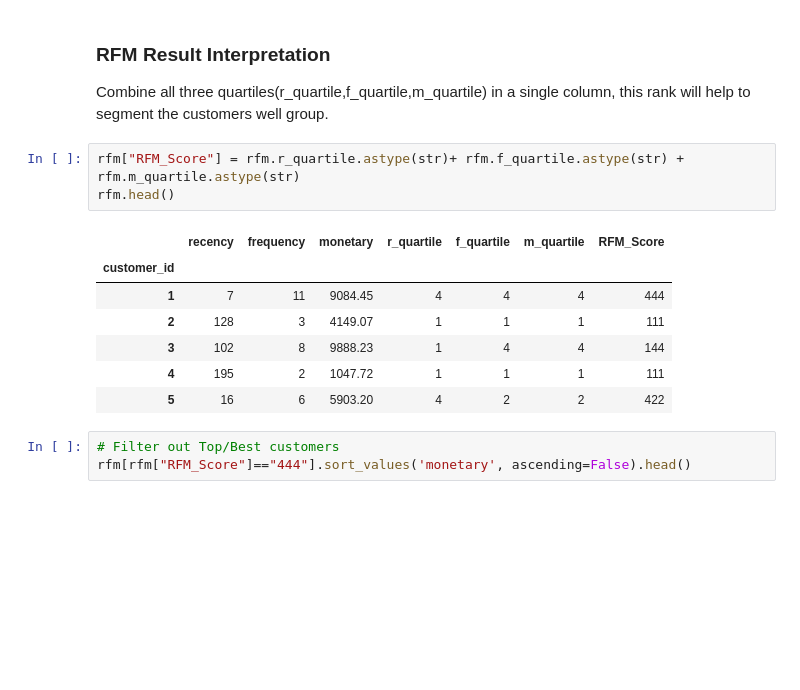
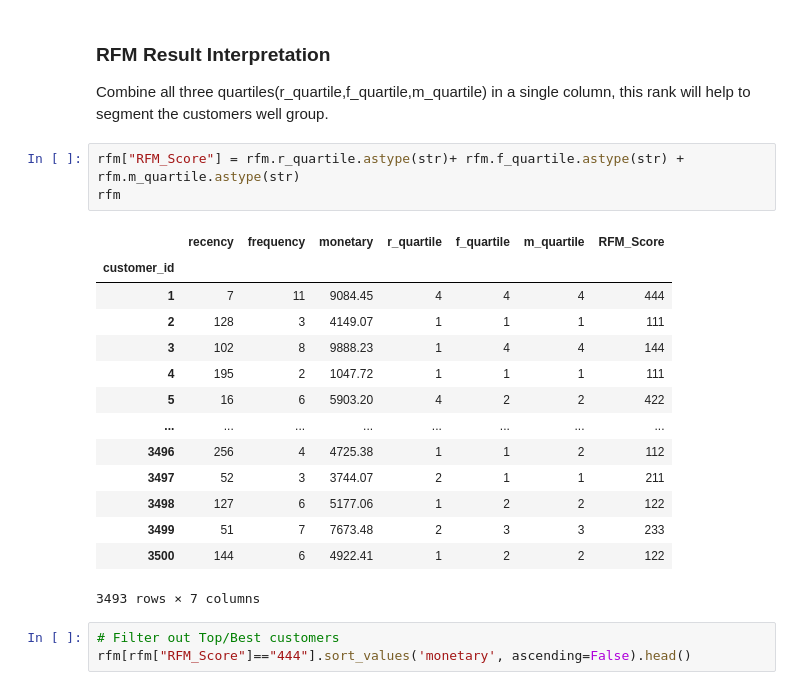
Before and after one commit to jeremychiaa/kpmg-virtual-internship, a Jupyter notebook: sprocket_script.ipynb, the cells around one changed output. Saved outputs shown, nothing was run; the diff lists cells and outputs as text; blank space fills up the shorter version.

```diff
--- a/sprocket_script.ipynb
+++ b/sprocket_script.ipynb
@@ -543,15 +543,22 @@ rfm.head()
 Combine all three quartiles(r_quartile,f_quartile,m_quartile) in a single column, this rank will help to segment the customers well group.
 # %%
 rfm["RFM_Score"] = rfm.r_quartile.astype(str)+ rfm.f_quartile.astype(str) + rfm.m_quartile.astype(str)
-rfm.head()
+rfm
 # %% [output]
 |  | recency | frequency | monetary | r_quartile | f_quartile | m_quartile | RFM_Score |
 | customer_id |  |  |  |  |  |  |  |
 | 1 | 7 | 11 | 9084.45 | 4 | 4 | 4 | 444 |
 | 2 | 128 | 3 | 4149.07 | 1 | 1 | 1 | 111 |
 | 3 | 102 | 8 | 9888.23 | 1 | 4 | 4 | 144 |
 | 4 | 195 | 2 | 1047.72 | 1 | 1 | 1 | 111 |
 | 5 | 16 | 6 | 5903.20 | 4 | 2 | 2 | 422 |
+| ... | ... | ... | ... | ... | ... | ... | ... |
+| 3496 | 256 | 4 | 4725.38 | 1 | 1 | 2 | 112 |
+| 3497 | 52 | 3 | 3744.07 | 2 | 1 | 1 | 211 |
+| 3498 | 127 | 6 | 5177.06 | 1 | 2 | 2 | 122 |
+| 3499 | 51 | 7 | 7673.48 | 2 | 3 | 3 | 233 |
+| 3500 | 144 | 6 | 4922.41 | 1 | 2 | 2 | 122 |
+3493 rows × 7 columns
 # %%
 # Filter out Top/Best customers
 rfm[rfm["RFM_Score"]=="444"].sort_values('monetary', ascending=False).head()
```
Also changed, not shown: parts of 3 cells of this notebook, 1 other file.
